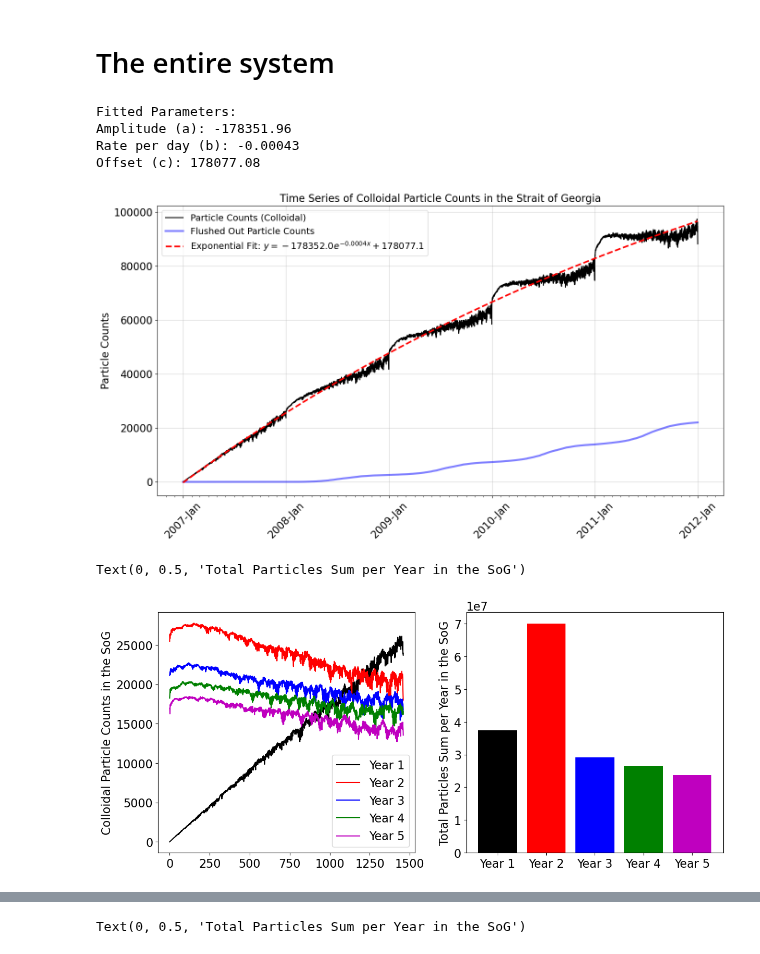
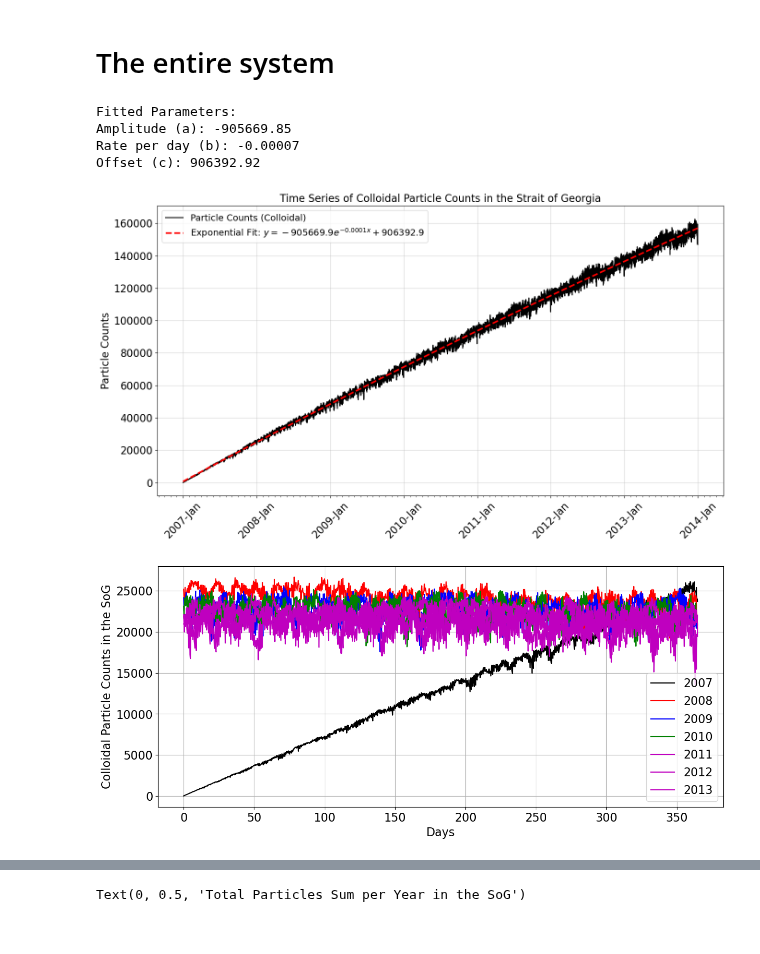
Before and after one commit to SalishSeaCast/analysis-vicente, a Jupyter notebook: Ocean_Parcels/PBDE_simulations/Long-Run.ipynb, the cells around one changed output, grey strips where cells are left out. Drawn from its saved outputs; the diff is of its cells as text; code cells hidden in the pictures.

```diff
--- a/Ocean_Parcels/PBDE_simulations/Long-Run.ipynb
+++ b/Ocean_Parcels/PBDE_simulations/Long-Run.ipynb
@@ -79,8 +79,11 @@ def finder2(target_lat, target_lon,mask=mask):
 # %% [markdown]
 # At Region S1
 # %%
-filename_y1 = '/home/vvalenzuela/MOAD/Ocean_Parcels/Results_Final_Versions/Simulation_V4_year_1.nc'
-filename_y2 = '/home/vvalenzuela/MOAD/Ocean_Parcels/Results_Final_Versions/Simulation_V4_year_2.nc'
-filename_y3 = '/home/vvalenzuela/MOAD/Ocean_Parcels/Results_Final_Versions/Simulation_V4_year_3.nc'
-filename_y4 = '/home/vvalenzuela/MOAD/Ocean_Parcels/Results_Final_Versions/Simulation_V4_year_4.nc'
-filename_y5 = '/home/vvalenzuela/MOAD/Ocean_Parcels/Results_Final_Versions/Simulation_V4_year_5.nc'
+filename_y1 = '/home/vvalenzuela/MOAD/Ocean_Parcels/Results_Final_Versions/Version_4_final/Simulation_V4_year_1.nc'
+filename_y2 = '/home/vvalenzuela/MOAD/Ocean_Parcels/Results_Final_Versions/Version_4_final/Simulation_V4_year_2.nc'
+filename_y3 = '/home/vvalenzuela/MOAD/Ocean_Parcels/Results_Final_Versions/Version_4_final/Simulation_V4_year_3.nc'
+filename_y4 = '/home/vvalenzuela/MOAD/Ocean_Parcels/Results_Final_Versions/Version_4_final/Simulation_V4_year_4.nc'
+filename_y5 = '/home/vvalenzuela/MOAD/Ocean_Parcels/Results_Final_Versions/Version_4_final/Simulation_V4_year_5.nc'
+filename_y6 = '/home/vvalenzuela/MOAD/Ocean_Parcels/Results_Final_Versions/Version_4_final/Simulation_V4_year_6.nc'
+filename_y7 = '/home/vvalenzuela/MOAD/Ocean_Parcels/Results_Final_Versions/Version_4_final/Simulation_V4_year_7.nc'
+filename_y8 = '/home/vvalenzuela/MOAD/Ocean_Parcels/Results_Final_Versions/Version_4_final/Simulation_V4_year_8.nc'
@@ -207,4 +503,6 @@ tseries_all_y2 = get_system_timeseries_optimized(filename_y2)
 tseries_all_y3 = get_system_timeseries_optimized(filename_y3)
 tseries_all_y4 = get_system_timeseries_optimized(filename_y4)
 tseries_all_y5 = get_system_timeseries_optimized(filename_y5)
+tseries_all_y6 = get_system_timeseries_optimized(filename_y6)
+tseries_all_y7 = get_system_timeseries_optimized(filename_y7)
 # %%
@@ -258,7 +558,7 @@ cmap = ListedColormap(colors)
 fig, ax1 = plt.subplots(figsize=(14, 8))
 
 ax1.plot(time_6h, all_system_timeseries, 'k', label='Particle Counts (Colloidal)')
-ax1.plot(time_6h, all_jdf_timeseries, 'b', label = 'Flushed Out Particle Counts', linewidth = 3, alpha = .5)
+#ax1.plot(time_6h, all_jdf_timeseries, 'b', label = 'Flushed Out Particle Counts', linewidth = 3, alpha = .5)
 
 
 ax1.plot(time_6h, fitted_curve, 'r--', linewidth=2.5,
@@ -276,28 +576,34 @@ plt.tight_layout()
 plt.show()
 # %% [output]
 Fitted Parameters:
-Amplitude (a): -178351.96
-Rate per day (b): -0.00043
-Offset (c): 178077.08
+Amplitude (a): -905669.85
+Rate per day (b): -0.00007
+Offset (c): 906392.92
-[figure, old version]
+[figure, new version]
 # %%
-fig, ax = plt.subplots(1,2, figsize = (14,6))
-ax[0].plot(tseries_all_y1['Total_Count'][::2].values, label = 'Year 1', color = 'k')
-ax[0].plot(tseries_all_y2['Total_Count'][::2].values, label = 'Year 2', color = 'r')
-ax[0].plot(tseries_all_y3['Total_Count'].values, label = 'Year 3', color = 'b')
-ax[0].plot(tseries_all_y4['Total_Count'].values, label = 'Year 4', color = 'g')
-ax[0].plot(tseries_all_y5['Total_Count'].values, label = 'Year 5', color = 'm')
-ax[0].legend(loc = 'lower right')
-ax[0].set_ylabel('Colloidal Particle Counts in the SoG')
+fig, ax = plt.subplots(figsize = (14,6))
+ax.plot(time_days, tseries_all_y1['Total_Count'][::2].values, label = '2007', color = 'k')
+ax.plot(time_days, tseries_all_y2['Total_Count'][::2].values, label = '2008', color = 'r')
+ax.plot(time_days, tseries_all_y3['Total_Count'].values, label = '2009', color = 'b')
+ax.plot(time_days, tseries_all_y4['Total_Count'].values, label = '2010', color = 'g')
+ax.plot(time_days, tseries_all_y5['Total_Count'].values, label = '2011', color = 'm')
+ax.plot(time_days, tseries_all_y6['Total_Count'].values, label = '2012', color = 'm')
+ax.plot(time_days, tseries_all_y7['Total_Count'].values, label = '2013', color = 'm')
+
+
+ax.legend(loc = 'lower right')
+ax.set_ylabel('Colloidal Particle Counts in the SoG')
+ax.set_xlabel('Days')
+ax.grid()
 #
-ax[1].bar(['Year 1', 'Year 2', 'Year 3', 'Year 4', 'Year 5'],
-          [tseries_all_y1['Total_Count'].sum(), tseries_all_y2['Total_Count'].sum(), tseries_all_y3['Total_Count'].sum(),
-           tseries_all_y4['Total_Count'].sum(), tseries_all_y5['Total_Count'].sum()], color = ['k', 'r', 'b', 'g', 'm'])
-
-ax[1].set_ylabel('Total Particles Sum per Year in the SoG')
+#ax[1].bar(['Year 1', 'Year 2'],
+#          [tseries_all_y1['Total_Count'].sum(), tseries_all_y2['Total_Count'].sum()]
+#           , color = ['k', 'r', 'b', 'g', 'm'])
+#, tseries_all_y3['Total_Count'].sum(),
+           #tseries_all_y4['Total_Count'].sum(), tseries_all_y5['Total_Count'].sum()]
+#ax[1].set_ylabel('Total Particles Sum per Year in the SoG')
 # %% [output]
-Text(0, 0.5, 'Total Particles Sum per Year in the SoG')
-[figure, old version]
+[figure, new version]
 # %%
 tseries_all_y1_p = get_system_timeseries_optimized(filename_y1, target_status=[1,3])
 tseries_all_y2_p = get_system_timeseries_optimized(filename_y2, target_status=[1,3])
```
Also changed, not shown: parts of 24 cells of this notebook, 14 other files.
